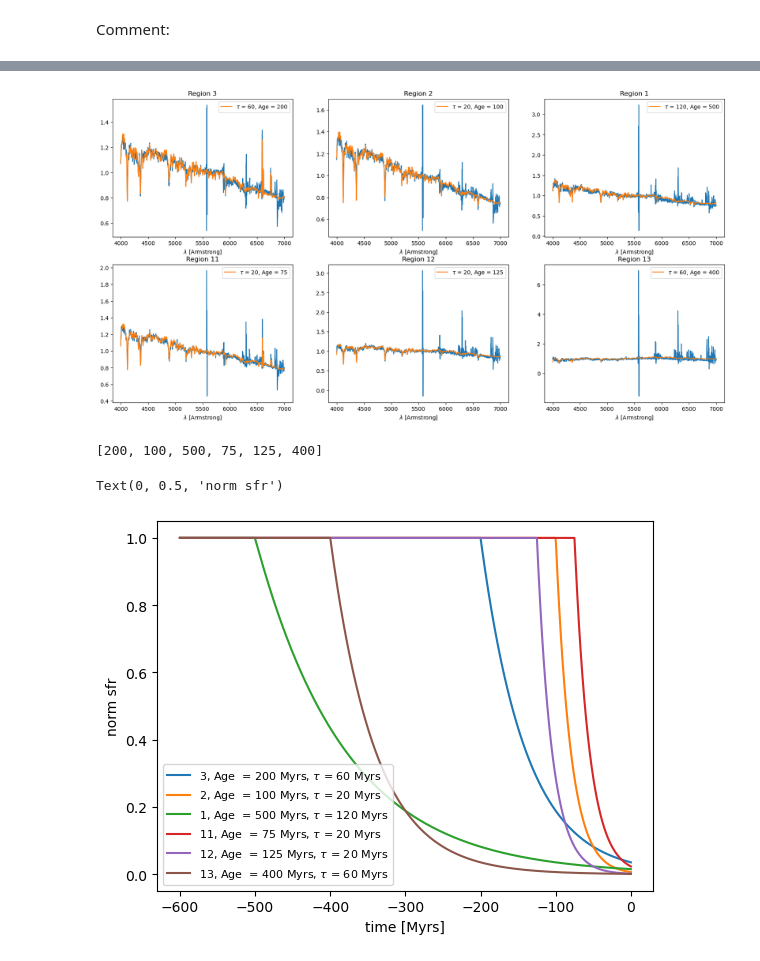
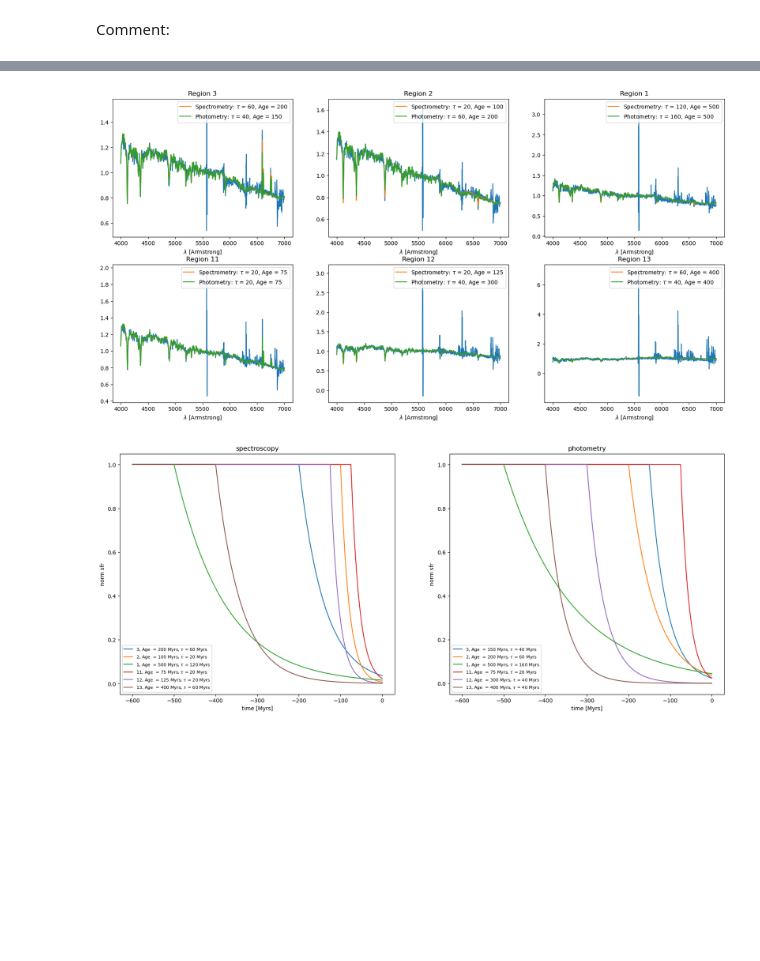
Before and after one commit to robertoinfurna/GALAXIES, a Jupyter notebook: environment/environment.ipynb, the cells around one changed output, grey strips where cells are left out. Drawn from its saved outputs; the diff is of its cells as text; code cells hidden in the pictures; blank space fills up the shorter version.

```diff
--- a/environment/environment.ipynb
+++ b/environment/environment.ipynb
@@ -370,50 +397,81 @@ region1
 # %%
+# Spectroscopy
 
 fig, ax = plt.subplots(2,3,figsize=(20,10))
 ax = ax.flatten()
 
 regions = ['3','2','1','11','12','13']
 
-Qtau = []
-Qage = []
+spec_Qtau = []
+spec_Qage = []
 
+phot_Qtau = []
+phot_Qage = []
 
 for i, reg in enumerate(regions):
+
     spec_obs = spec_data[f'region{reg}']['flux'] / np.mean(spec_data[f'region{reg}']['flux'])
     spec_err = spec_data[f'region{reg}']['error'] / np.mean(spec_data[f'region{reg}']['flux'])
 
-    chi2 = []
+    phot_obs = np.array(phot_fluxes[f"region{reg}"][:-1]) / np.mean(phot_fluxes[f"region{reg}"][:-1]) # exclude FIR point
+    phot_err = np.array(phot_errors[f"region{reg}"][:-1]) / np.mean(phot_fluxes[f"region{reg}"][:-1])
+
+    chi2_spec = []
+    chi2_phot = []
+
     for model in models_per_region[f'region{reg}']['models']:
         spec_mod = model['spec'] / np.mean(model['spec'])
-        chi2.append(np.sum((spec_mod - spec_obs)**2 / spec_err**2))
+        chi2_spec.append(np.sum((spec_mod - spec_obs)**2 / spec_err**2))
 
-    best_model_index = np.argmin(chi2)
-    best_model = models_per_region[f'region{reg}']['models'][best_model_index]
+        phot_mod = model['photarr'] / np.mean(model['photarr'])
+        chi2_phot.append(np.sum((phot_mod - phot_obs)**2 / phot_err**2))
 
-    Qtau.append(best_model['Qtau'])
-    Qage.append(best_model['Qage'])
+
+    spec_best_model_index = np.argmin(chi2_spec)
+    phot_best_model_index = np.argmin(chi2_phot)
+
+    spec_best_model = models_per_region[f'region{reg}']['models'][spec_best_model_index]
+    phot_best_model = models_per_region[f'region{reg}']['models'][phot_best_model_index]
+
+    spec_Qtau.append(spec_best_model['Qtau'])
+    spec_Qage.append(spec_best_model['Qage'])
+
+    phot_Qtau.append(phot_best_model['Qtau'])
+    phot_Qage.append(phot_best_model['Qage'])
 
     ax[i].plot(spec_data[f'region{reg}']['wavelength'], spec_obs)
-    ax[i].plot(spec_data[f'region{reg}']['wavelength'], best_model['spec'] / np.mean(best_model['spec']),
-               label=f'$\\tau$ = {best_model["Qtau"]}, Age = {best_model["Qage"]}')
+    ax[i].plot(spec_data[f'region{reg}']['wavelength'], spec_best_model['spec'] / np.mean(spec_best_model['spec']),
+               label=f'Spectrometry: $\\tau$ = {spec_best_model["Qtau"]}, Age = {spec_best_model["Qage"]}')
+    ax[i].plot(spec_data[f'region{reg}']['wavelength'], phot_best_model['spec'] / np.mean(phot_best_model['spec']),
+               label=f'Photometry: $\\tau$ = {phot_best_model["Qtau"]}, Age = {phot_best_model["Qage"]}')
 
     ax[i].set_xlabel("$\lambda$ [Armstrong]")
     ax[i].set_title(f'Region {reg}')
     ax[i].legend()
 # %% [output]
-[figure, old version]
+[figure, new version]
 # %%
+
+
+fig, ax = plt.subplots(1,2,figsize=(20,8))
+
 t = np.linspace(0,-600,1000)
-print(Qage)
-for i in range(len(Qtau)):
-    sfr_norm = np.where(t<-Qage[i], 1, np.exp(-(t+Qage[i])/Qtau[i]))
-    plt.plot(t,sfr_norm,label=f"{regions[i]}, Age  = {Qage[i]} Myrs, $\\tau$ = {Qtau[i]} Myrs")
 
-plt.legend(loc='lower left',fontsize=8)
+for i in range(len(spec_Qtau)):
+    sfr_norm = np.where(t<-spec_Qage[i], 1, np.exp(-(t+spec_Qage[i])/spec_Qtau[i]))
+    ax[0].plot(t,sfr_norm,label=f"{regions[i]}, Age  = {spec_Qage[i]} Myrs, $\\tau$ = {spec_Qtau[i]} Myrs")
 
-plt.xlabel("time [Myrs]")
-plt.ylabel("norm sfr")
+    sfr_norm = np.where(t<-phot_Qage[i], 1, np.exp(-(t+phot_Qage[i])/phot_Qtau[i]))
+    ax[1].plot(t,sfr_norm,label=f"{regions[i]}, Age  = {phot_Qage[i]} Myrs, $\\tau$ = {phot_Qtau[i]} Myrs")
+
+for i in [0,1]:
+    ax[i].legend(loc='lower left',fontsize=8)
+    ax[i].set_xlabel("time [Myrs]")
+    ax[i].set_ylabel("norm sfr")
+
+ax[0].set_title("spectroscopy")
+ax[1].set_title("photometry")
+
+plt.show()
 # %% [output]
-[200, 100, 500, 75, 125, 400]
-Text(0, 0.5, 'norm sfr')
-[figure, old version]
+[figure, new version]
```
Also changed, not shown: parts of 7 cells of this notebook.
